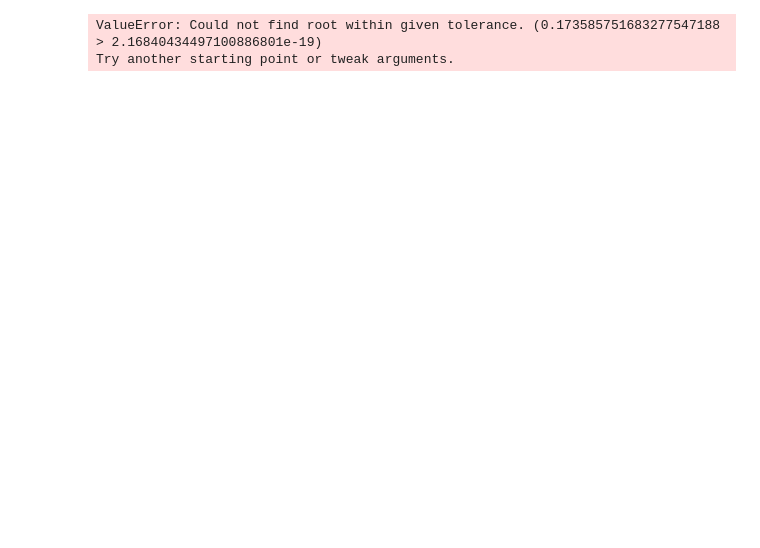
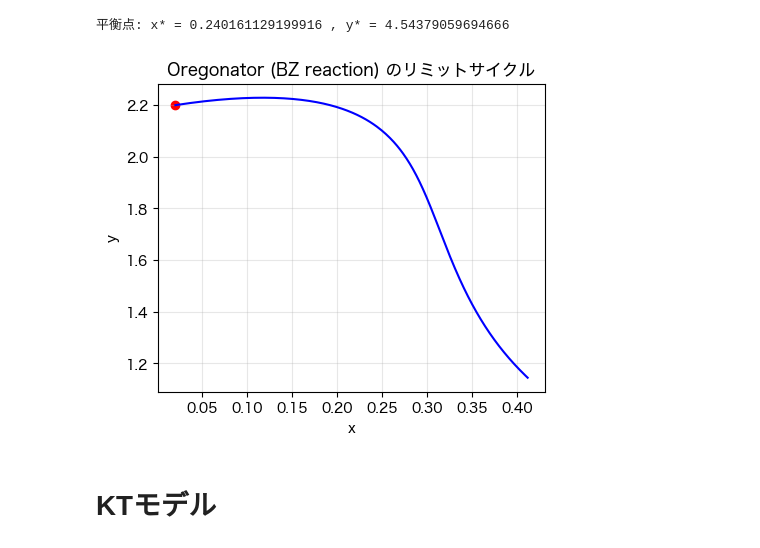
Before and after one commit to k16kgw/Class_Josai_MathematicalStudies, a Jupyter notebook: contents/report/8/8.ipynb, the cells around one changed output. Cells and saved outputs as stored; diff of their text form; code cells hidden in the pictures; blank space fills up the shorter version.

```diff
--- a/contents/report/8/8.ipynb
+++ b/contents/report/8/8.ipynb
@@ -1,6 +1,6 @@
 # %%
 import mpmath as mp
-q, f = 0.002, 1.1
+q, f = 0.2, 2.0
 
 # f1(x, y) = 0, f2(x, y) = 0 を解きたい
 def f1(x, y):
@@ -8,12 +8,11 @@ def f1(x, y):
 def f2(x, y):
     return -q*y - x*y + f
 # 初期値 (x0, y0) = (0.2, 1.0) からニュートン法で解く
-x_star, y_star = mp.findroot((f1, f2), (0, 0))
+x_star, y_star = mp.findroot((f1, f2), (0.5, 0.5))
 
 print("平衡点: x* =", x_star, ", y* =", y_star)
 # %% [output]
-ValueError: Could not find root within given tolerance. (0.173585751683277547188 > 2.16840434497100886801e-19)
-Try another starting point or tweak arguments.
+平衡点: x* = 0.240161129199916 , y* = 4.54379059694666
 # %%
 def euler_oregonator(f, x0, y0, t):
     X = np.empty_like(t); Y = np.empty_like(t)
@@ -30,3 +27,48 @@ def euler_oregonator(f, x0, y0, t):
 t = np.linspace(0, 200, 10000)  # h が小さめになるように刻みをとる
 x0, y0 = 0.2, 1.2
 X, Y = euler_oregonator(oregonator_rhs, x0, y0, t)
+# %%
+import numpy as np
+import matplotlib.pyplot as plt
+from matplotlib import rcParams
+rcParams['font.family'] = 'Hiragino Sans'
+
+q = 0.2
+f = 0.7
+# q = 0.02
+# f = 2.0
+
+def oregonator_rhs(x, y):
+    dx = q*y - x*y + x*(1-x)
+    dy = -q*y - x*y + f
+    return dx, dy
+# %%
+def euler_oregonator(f, x0, y0, t):
+    X = np.empty_like(t); Y = np.empty_like(t)
+    X[0], Y[0] = x0, y0
+    h = t[1] - t[0]
+
+    for k in range(len(t) - 1):
+        dx, dy = f(X[k], Y[k])   # 現在値で傾きを評価
+        X[k+1] = X[k] + h * dx   # x を更新
+        Y[k+1] = Y[k] + h * dy   # y を更新
+
+    return X, Y
+# %%
+t = np.linspace(0, 2000, 100000)  # h が小さめになるように刻みをとる
+x0, y0 = 0.02, 2.2
+X, Y = euler_oregonator(oregonator_rhs, x0, y0, t)
+# %%
+plt.figure(figsize=(5,4))
+plt.plot(X, Y, 'b-')
+# plt.scatter(X, Y, c='b')
+plt.scatter(x0, y0, c='r')
+plt.xlabel("x")
+plt.ylabel("y")
+plt.title("Oregonator (BZ reaction) のリミットサイクル")
+plt.grid(True, alpha=0.3)
+plt.show()
+# %% [output]
+[figure, added]
+# %% [markdown]
+# KTモデル
```
Also changed, not shown: parts of 4 cells of this notebook, 43 other files.
